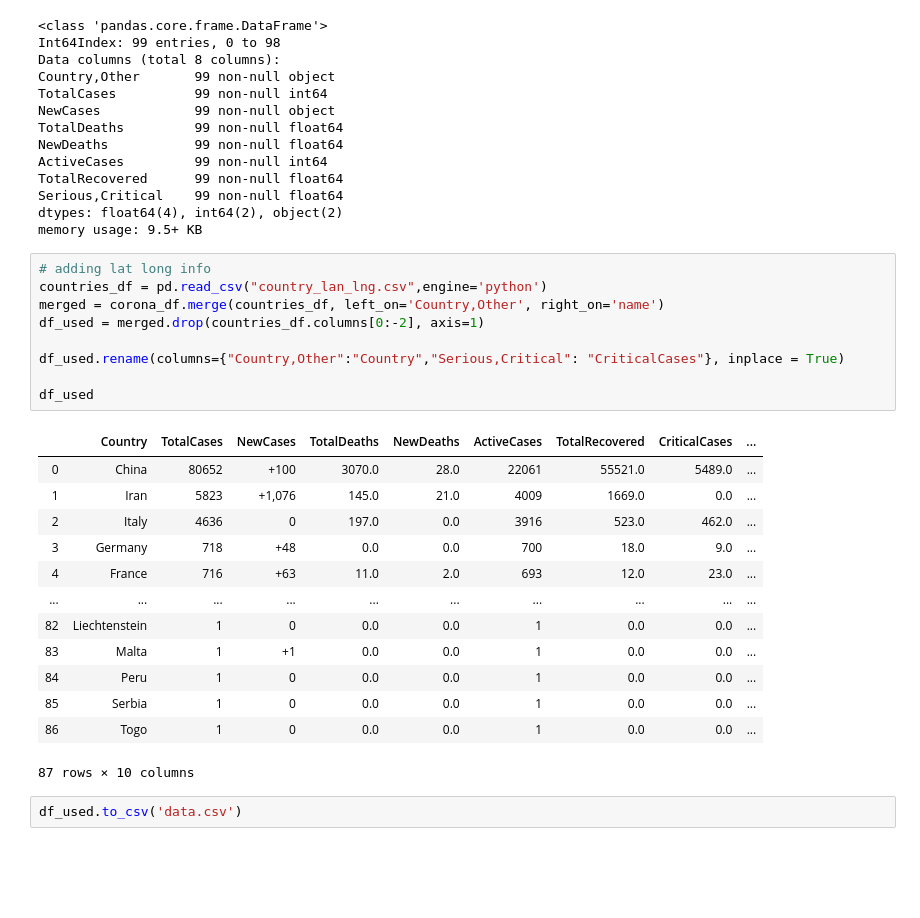
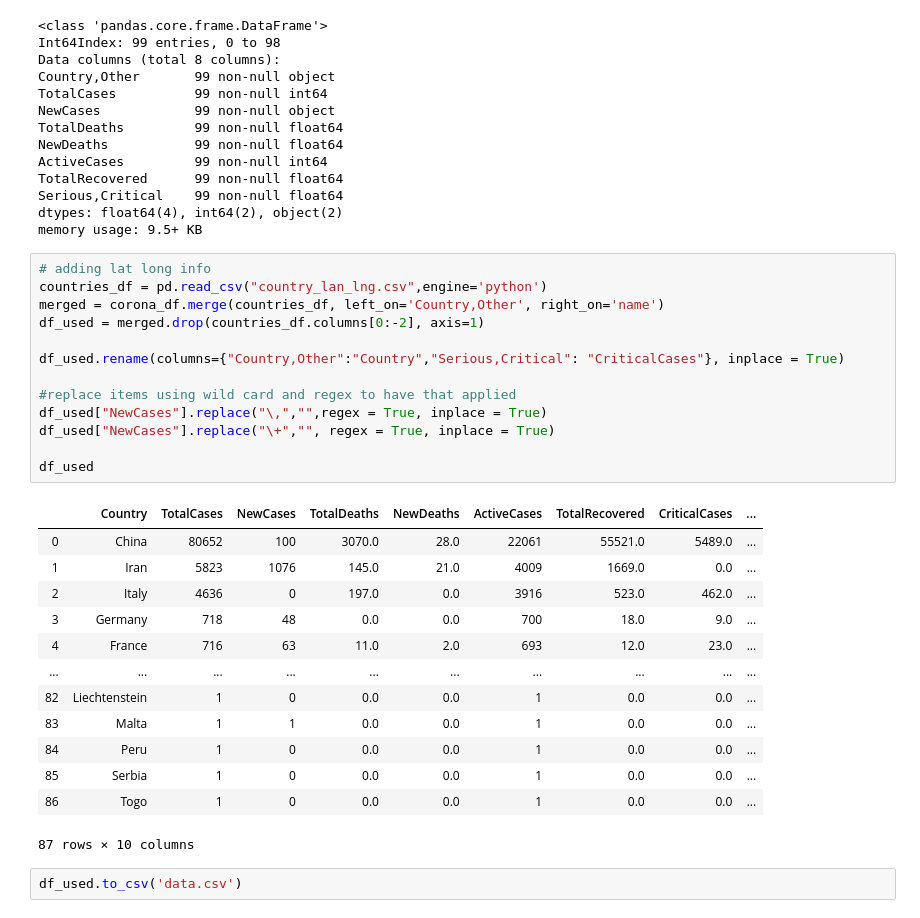
Before and after one commit to xier879/coronavirus_tracker, a Jupyter notebook: Roaya_H_group_project2/corona web scraping.ipynb, the cells around one changed output. Drawn from its saved outputs; the diff is of its cells as text; blank space fills up the shorter version.

Commit message:
updated new cases format

```diff
--- a/Roaya_H_group_project2/corona web scraping.ipynb
+++ b/Roaya_H_group_project2/corona web scraping.ipynb
@@ -61,22 +61,26 @@ memory usage: 9.5+ KB
 # %%
 # adding lat long info
 countries_df = pd.read_csv("country_lan_lng.csv",engine='python')
 merged = corona_df.merge(countries_df, left_on='Country,Other', right_on='name')
 df_used = merged.drop(countries_df.columns[0:-2], axis=1)
 
 df_used.rename(columns={"Country,Other":"Country","Serious,Critical": "CriticalCases"}, inplace = True)
 
+#replace items using wild card and regex to have that applied
+df_used["NewCases"].replace("\,","",regex = True, inplace = True)
+df_used["NewCases"].replace("\+","", regex = True, inplace = True)
+
 df_used
 # %% [output]
 |  | Country | TotalCases | NewCases | TotalDeaths | NewDeaths | ActiveCases | TotalRecovered | CriticalCases | ... |
-| 0 | China | 80652 | +100 | 3070.0 | 28.0 | 22061 | 55521.0 | 5489.0 | ... |
-| 1 | Iran | 5823 | +1,076 | 145.0 | 21.0 | 4009 | 1669.0 | 0.0 | ... |
+| 0 | China | 80652 | 100 | 3070.0 | 28.0 | 22061 | 55521.0 | 5489.0 | ... |
+| 1 | Iran | 5823 | 1076 | 145.0 | 21.0 | 4009 | 1669.0 | 0.0 | ... |
 | 2 | Italy | 4636 | 0 | 197.0 | 0.0 | 3916 | 523.0 | 462.0 | ... |
-| 3 | Germany | 718 | +48 | 0.0 | 0.0 | 700 | 18.0 | 9.0 | ... |
-| 4 | France | 716 | +63 | 11.0 | 2.0 | 693 | 12.0 | 23.0 | ... |
+| 3 | Germany | 718 | 48 | 0.0 | 0.0 | 700 | 18.0 | 9.0 | ... |
+| 4 | France | 716 | 63 | 11.0 | 2.0 | 693 | 12.0 | 23.0 | ... |
 | ... | ... | ... | ... | ... | ... | ... | ... | ... | ... |
 | 82 | Liechtenstein | 1 | 0 | 0.0 | 0.0 | 1 | 0.0 | 0.0 | ... |
-| 83 | Malta | 1 | +1 | 0.0 | 0.0 | 1 | 0.0 | 0.0 | ... |
+| 83 | Malta | 1 | 1 | 0.0 | 0.0 | 1 | 0.0 | 0.0 | ... |
 | 84 | Peru | 1 | 0 | 0.0 | 0.0 | 1 | 0.0 | 0.0 | ... |
 | 85 | Serbia | 1 | 0 | 0.0 | 0.0 | 1 | 0.0 | 0.0 | ... |
 | 86 | Togo | 1 | 0 | 0.0 | 0.0 | 1 | 0.0 | 0.0 | ... |
```
Also changed, not shown: parts of 1 cell of this notebook, 2 other files.
